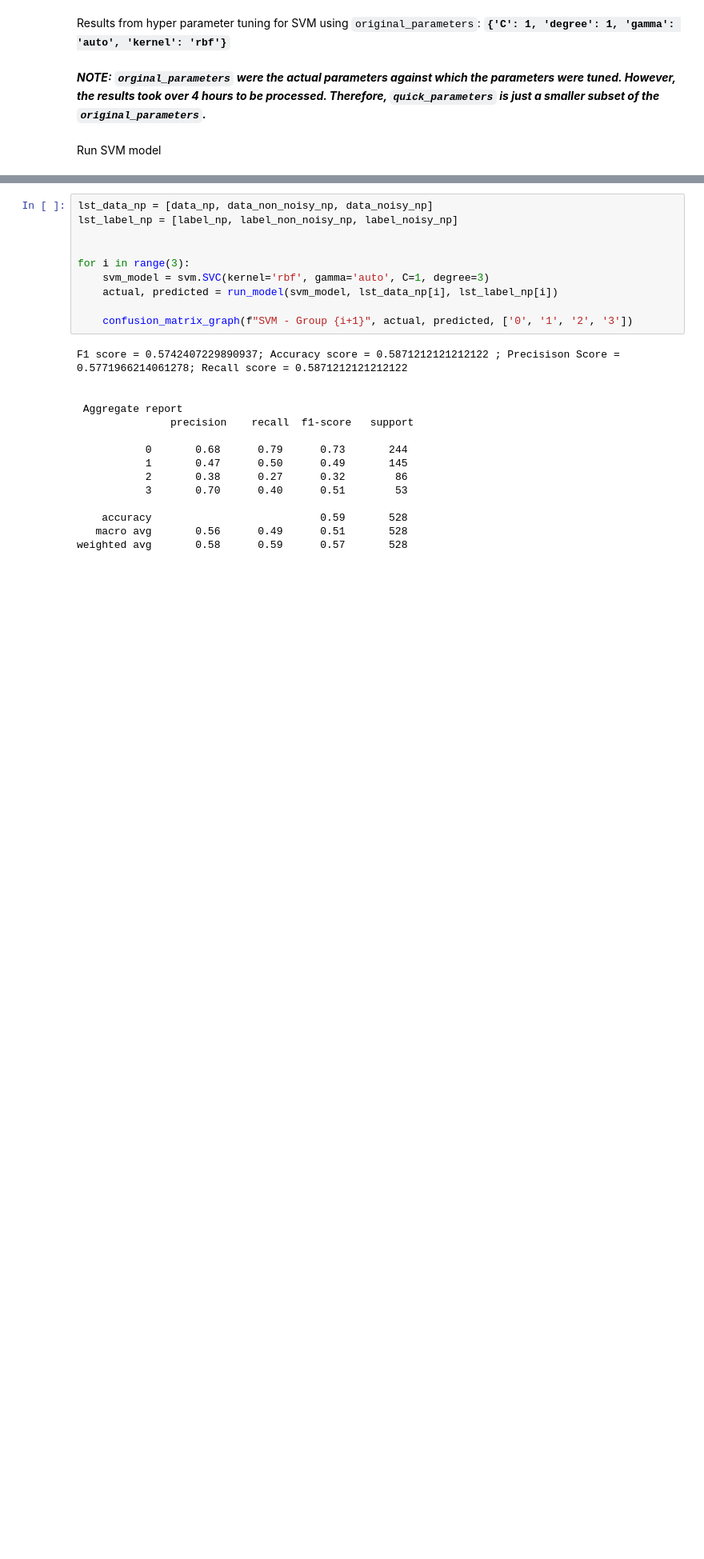
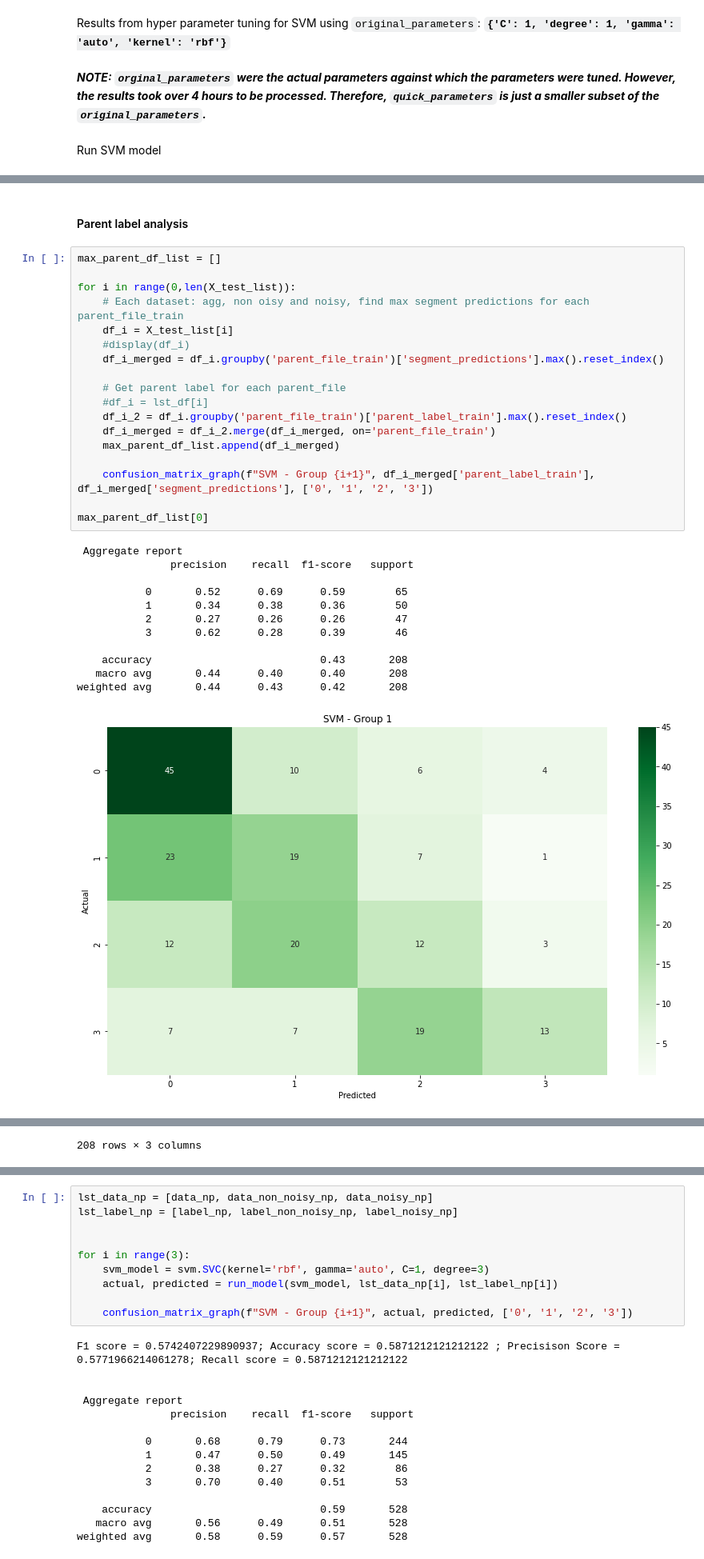
Before and after one commit to TheSameerAhmed/anger-detection-ml, a Jupyter notebook: modelling/modelling.ipynb, the cells around one changed output, grey strips where cells are left out. Shown: that part at 80% size. Cells and saved outputs as stored; diff of their text form; blank space fills up the shorter version.

```diff
--- a/modelling/modelling.ipynb
+++ b/modelling/modelling.ipynb
@@ -400,0 +538,33 @@ Run SVM model
+# %% [markdown]
+#### Parent label analysis
+# %%
+max_parent_df_list = []
+
+for i in range(0,len(X_test_list)):
+    # Each dataset: agg, non oisy and noisy, find max segment predictions for each parent_file_train
+    df_i = X_test_list[i]
+    #display(df_i)
+    df_i_merged = df_i.groupby('parent_file_train')['segment_predictions'].max().reset_index()
+
+    # Get parent label for each parent_file
+    #df_i = lst_df[i]
+    df_i_2 = df_i.groupby('parent_file_train')['parent_label_train'].max().reset_index()
+    df_i_merged = df_i_2.merge(df_i_merged, on='parent_file_train')
+    max_parent_df_list.append(df_i_merged)
+
+    confusion_matrix_graph(f"SVM - Group {i+1}", df_i_merged['parent_label_train'], df_i_merged['segment_predictions'], ['0', '1', '2', '3'])
+
+max_parent_df_list[0]
+# %% [output]
+ Aggregate report
+               precision    recall  f1-score   support
+
+           0       0.52      0.69      0.59        65
+           1       0.34      0.38      0.36        50
+           2       0.27      0.26      0.26        47
+           3       0.62      0.28      0.39        46
+
+    accuracy                           0.43       208
+   macro avg       0.44      0.40      0.40       208
+weighted avg       0.44      0.43      0.42       208
+[figure, added]
@@ -400,0 +607 @@ Run SVM model
+208 rows × 3 columns
```
Also changed, not shown: parts of 13 cells of this notebook, 1 other file.
